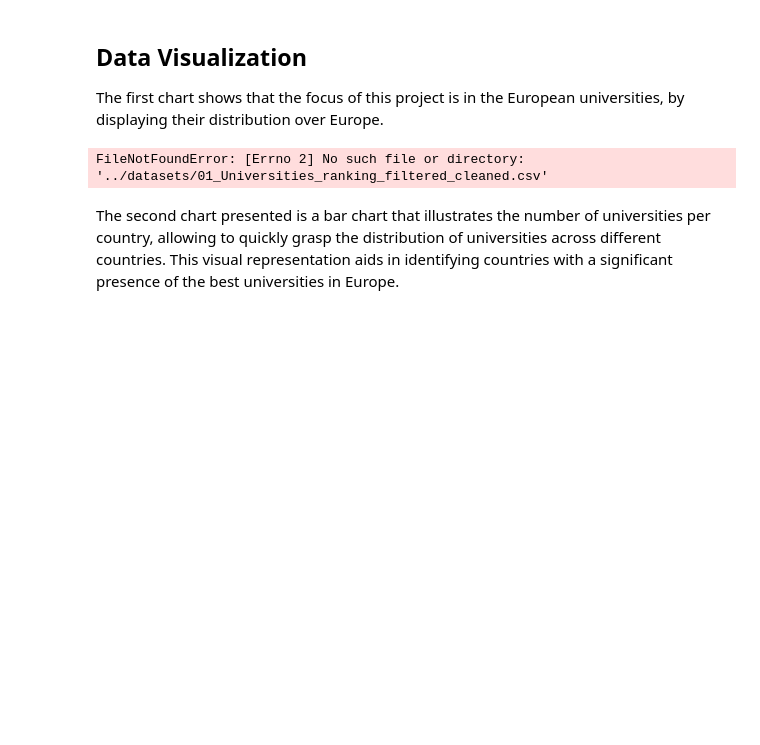
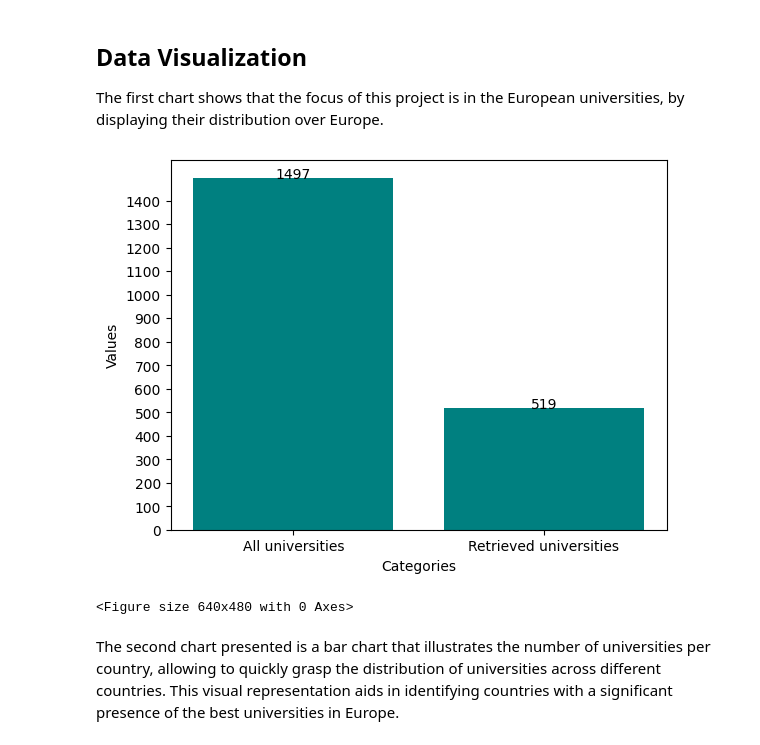
Before and after one commit to ikirovska/PRI-project, a Jupyter notebook: milestone_1/scripts/main.ipynb, the cells around one changed output. Saved outputs shown, nothing was run; the diff lists cells and outputs as text; code cells hidden in the pictures; blank space fills up the shorter version.

```diff
--- a/milestone_1/scripts/main.ipynb
+++ b/milestone_1/scripts/main.ipynb
@@ -411,36 +481,37 @@ csv_file_path = "../datasets/00_2024_QS_World_university_rankings.csv"
 raw_data = pd.read_csv(csv_file_path)
 total_uni_list = raw_data['Institution Name'].tolist()
 
+csv_file_path = "../datasets/04_Universities_with_city_wikipedia_page.csv"
 total_number_uni = len(total_uni_list) - 1
-csv_file_path = "../datasets/01_Universities_ranking_filtered_cleaned.csv"
 retrieved_data = pd.read_csv(csv_file_path)
 retrieved_uni_list = retrieved_data['Institution Name'].tolist()
 retrieved_number_uni = len(retrieved_uni_list)
 #print(total_number_uni,retrieved_number_uni)
 
 data = {
     'Categories': ['All universities', 'Retrieved universities'],
     'Values': [total_number_uni, retrieved_number_uni]
 }
 
 df = pd.DataFrame(data)
 categories = df['Categories']
 values = df['Values']
 
 plt.bar(categories, values, color='teal')
 
 plt.yticks(range(0, max(values) + 1, 100))
 
 for i in range(len(categories)):
         plt.text(i, values[i], values[i], ha = 'center')
 
 plt.xlabel('Categories')
 plt.ylabel('Values')
 
 plt.show()
-plt.savefig('all_vs_retrieved_unis.png')
+plt.savefig('../visualization/images/all_vs_retrieved_unis.png')
 # %% [output]
+[figure, added]
-FileNotFoundError: [Errno 2] No such file or directory: '../datasets/01_Universities_ranking_filtered_cleaned.csv'
+<Figure size 640x480 with 0 Axes>
 # %% [markdown]
 The second chart presented is a bar chart that illustrates the number of universities per country, allowing to quickly grasp the distribution of universities across different countries. This visual representation aids in identifying countries with a significant presence of the best universities in Europe.
 # %%
```
Also changed, not shown: parts of 18 cells of this notebook, 16 other files.
